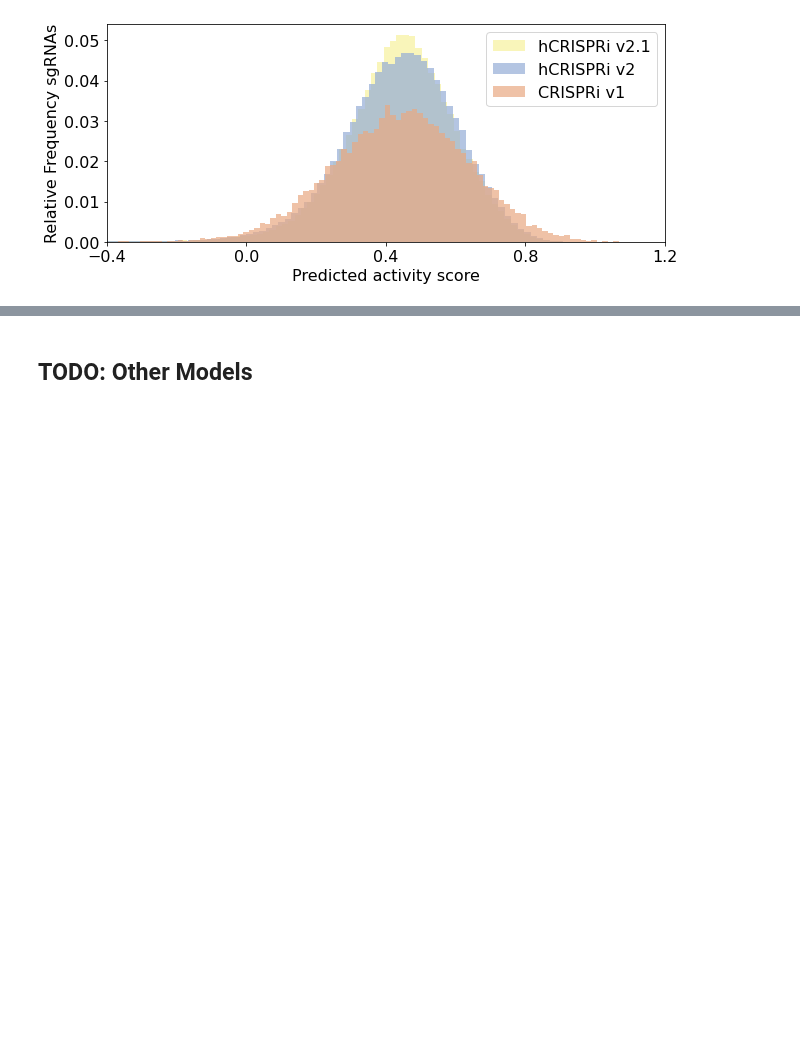
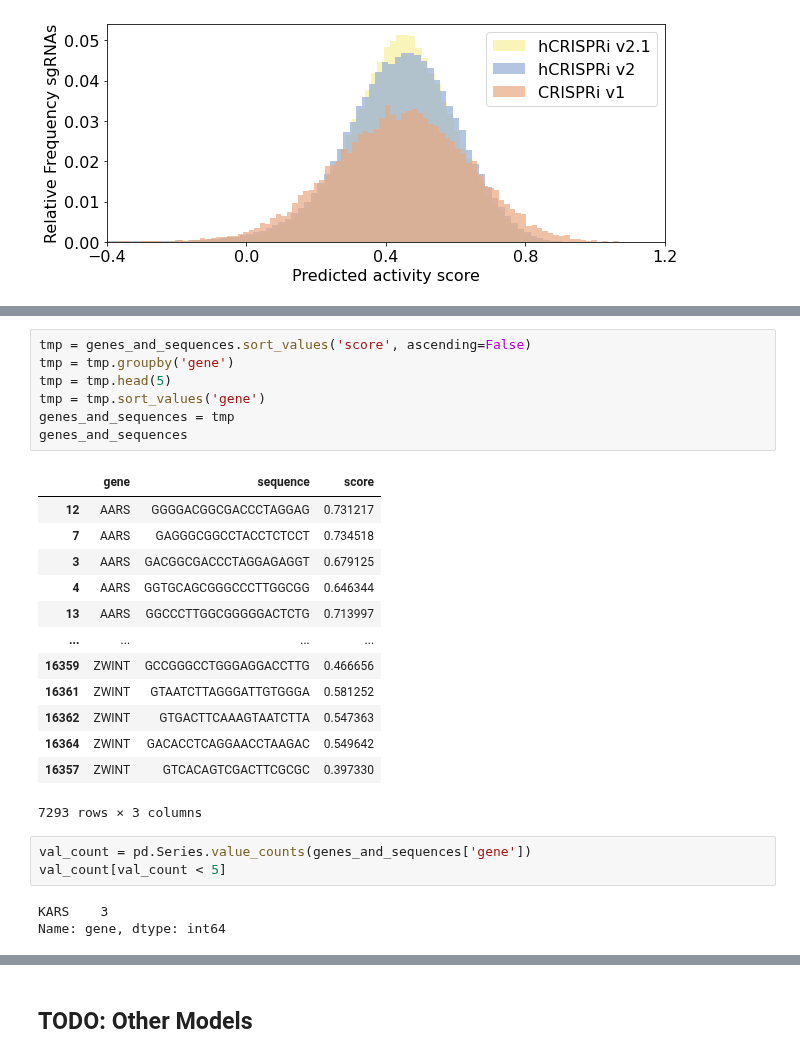
Before and after one commit to AnthonyHein/QCB455Project, a Jupyter notebook: Fitting.ipynb, the cells around one changed output, grey strips where cells are left out. Drawn from its saved outputs; the diff is of its cells as text; blank space fills up the shorter version.

```diff
--- a/Fitting.ipynb
+++ b/Fitting.ipynb
@@ -573,0 +624,27 @@ plt.show()
+# %%
+tmp = genes_and_sequences.sort_values('score', ascending=False)
+tmp = tmp.groupby('gene')
+tmp = tmp.head(5)
+tmp = tmp.sort_values('gene')
+genes_and_sequences = tmp
+genes_and_sequences
+# %% [output]
+|  | gene | sequence | score |
+| 12 | AARS | GGGGACGGCGACCCTAGGAG | 0.731217 |
+| 7 | AARS | GAGGGCGGCCTACCTCTCCT | 0.734518 |
+| 3 | AARS | GACGGCGACCCTAGGAGAGGT | 0.679125 |
+| 4 | AARS | GGTGCAGCGGGCCCTTGGCGG | 0.646344 |
+| 13 | AARS | GGCCCTTGGCGGGGGACTCTG | 0.713997 |
+| ... | ... | ... | ... |
+| 16359 | ZWINT | GCCGGGCCTGGGAGGACCTTG | 0.466656 |
+| 16361 | ZWINT | GTAATCTTAGGGATTGTGGGA | 0.581252 |
+| 16362 | ZWINT | GTGACTTCAAAGTAATCTTA | 0.547363 |
+| 16364 | ZWINT | GACACCTCAGGAACCTAAGAC | 0.549642 |
+| 16357 | ZWINT | GTCACAGTCGACTTCGCGC | 0.397330 |
+7293 rows × 3 columns
+# %%
+val_count = pd.Series.value_counts(genes_and_sequences['gene'])
+val_count[val_count < 5]
+# %% [output]
+KARS    3
+Name: gene, dtype: int64
```
Also changed, not shown: parts of 5 cells of this notebook, 1 other file.
